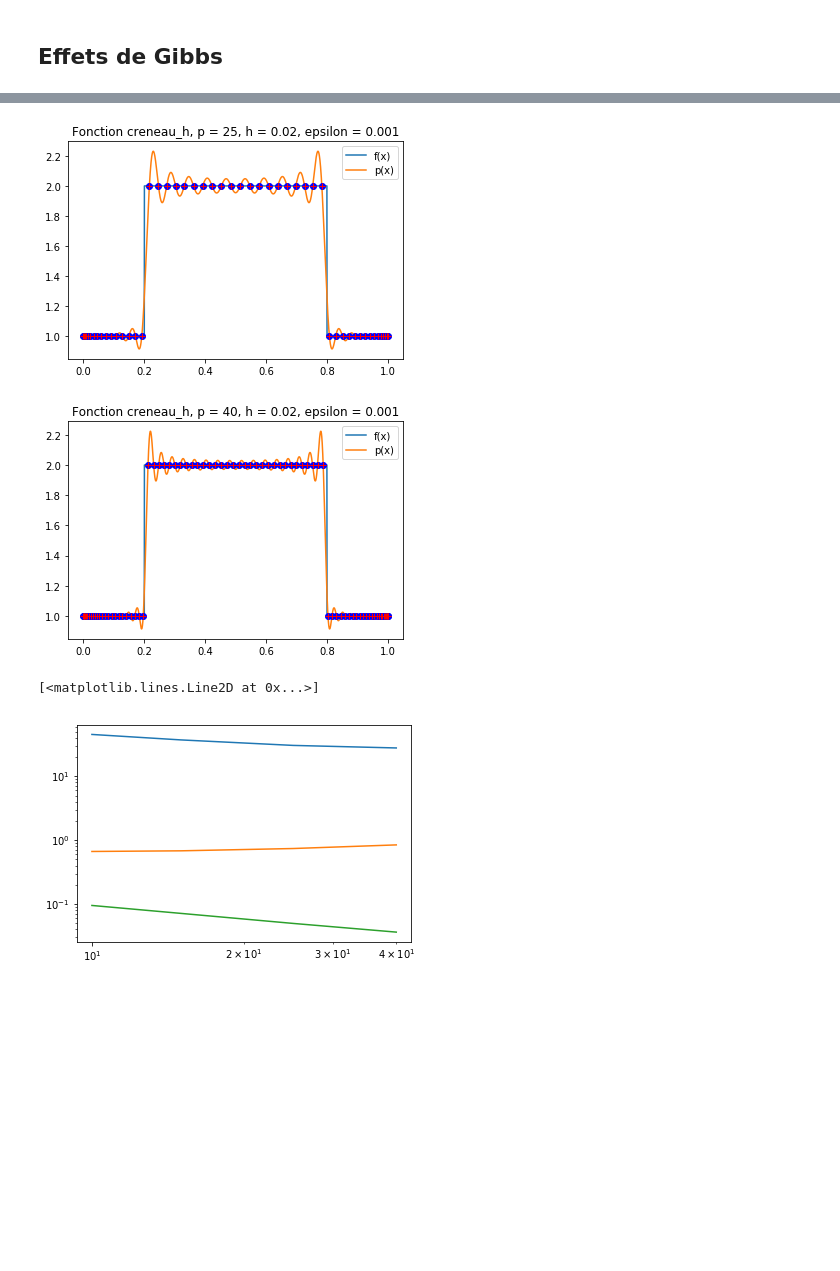
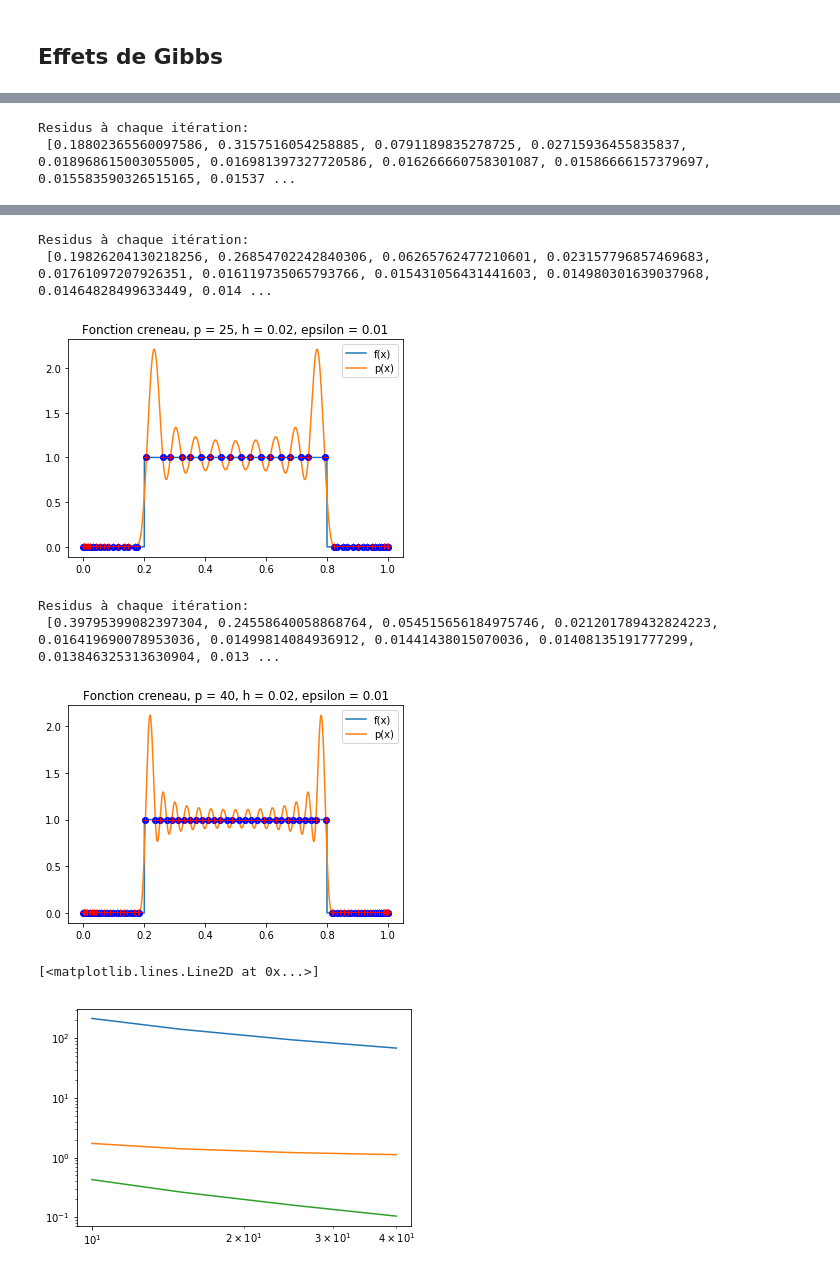
Before and after one commit to gerier/GestionDeProjet4A, a Jupyter notebook: Version Multi_Fichier/EtudeParametres.ipynb, the cells around one changed output, grey strips where cells are left out. Saved outputs shown, nothing was run; the diff lists cells and outputs as text; code cells hidden in the pictures; blank space fills up the shorter version.

```diff
--- a/Version Multi_Fichier/EtudeParametres.ipynb
+++ b/Version Multi_Fichier/EtudeParametres.ipynb
@@ -35,7 +35,7 @@ def test_approx(p,f,h,epsilon,affichage=None,s=None,ResidusNewton=None):
         plt.savefig("./Images/EtudesParamOpe/Parametres/"+affichage+"/png/"+name+", p = "+str(p)+", h = "+str(h)+", epsilon = "+str(epsilon)+".png", format='png')
         plt.show()
 
-    return px,fx
+    return px,fx,nb_iter
 # %% [markdown]
 ### Variation de p
 # %%
@@ -48,7 +48,7 @@ name = str(Prod_poly_10_7_h).split(' ')[1]
 Err = np.zeros((3,len(p)))
 
 for i in range(len(p)):
-    px,fx = test_approx(p[i],Prod_poly_10_7_h,h,epsilon,0,0)
+    px,fx,nb_iter = test_approx(p[i],Prod_poly_10_7_h,h,epsilon,0,0)
     Err[0,i] = npl.norm(px-fx)
     Err[1,i] = npl.norm(px-fx,np.inf)
     Err[2,i] = trapezes(px-fx)
@@ -117,7 +134,7 @@ fonctions_test = FT.fonctions("Sans Arg",'Classic')
 
 for f in fonctions_test :
     for i in range(len(h)):
-        px,fx = test_approx(p,f,h[i],epsilon,0)
+        px,fx,nb_iter = test_approx(p,f,h[i],epsilon,0)
         Err[0,i] = npl.norm(px-fx)
         Err[1,i] = npl.norm(px-fx,np.inf)
         Err[2,i] = trapezes(px-fx)
@@ -235,14 +351,18 @@ plt.show()
 # %% [markdown]
 ## Effets de Gibbs
 # %%
+def creneau(x,h):
+    x = x*h
+    return (x<0.2*h)*0 + (x>0.8*h)*0 + (0.2*h<=x)*(x<=0.8*h)*1
+
 p = [10,15,25,40]
 h  = 0.02
-epsilon = 1e-3
+epsilon = 1e-2
 Err = np.zeros((3,len(p)))
-creneau = FT.creneau_h
+#creneau = FT.creneau_h
 
 for i in range(len(p)):
-    px,fx = test_approx(p[i],creneau,h,epsilon,"effetGibbs",1)
+    px,fx,nb_iter = test_approx(p[i],creneau,h,epsilon,"effetGibbs",1)
     Err[0,i] = npl.norm(px-fx)
     Err[1,i] = npl.norm(px-fx,np.inf)
     Err[2,i] = trapezes(px-fx)
@@ -254,0 +377,2 @@ plt.loglog(p,Err[2,:],label="Trapezes")
+Residus à chaque itération:
+ [0.18802365560097586, 0.3157516054258885, 0.0791189835278725, 0.02715936455835837, 0.018968615003055005, 0.016981397327720586, 0.016266660758301087, 0.01586666157379697, 0.015583590326515165, 0.01537 ...
@@ -256,4 +380,8 @@ plt.loglog(p,Err[2,:],label="Trapezes")
+Residus à chaque itération:
+ [0.19826204130218256, 0.26854702242840306, 0.06265762477210601, 0.023157796857469683, 0.01761097207926351, 0.016119735065793766, 0.015431056431441603, 0.014980301639037968, 0.01464828499633449, 0.014 ...
-[figure, old version]
+[figure, new version]
+Residus à chaque itération:
+ [0.39795399082397304, 0.24558640058868764, 0.054515656184975746, 0.021201789432824223, 0.016419690078953036, 0.01499814084936912, 0.01441438015070036, 0.01408135191777299, 0.013846325313630904, 0.013 ...
-[figure, old version]
+[figure, new version]
-[<matplotlib.lines.Line2D at 0x...>]
+[<matplotlib.lines.Line2D at 0x...>]
-[figure, old version]
+[figure, new version]
```
Also changed, not shown: parts of 12 cells of this notebook, 6 other files.
